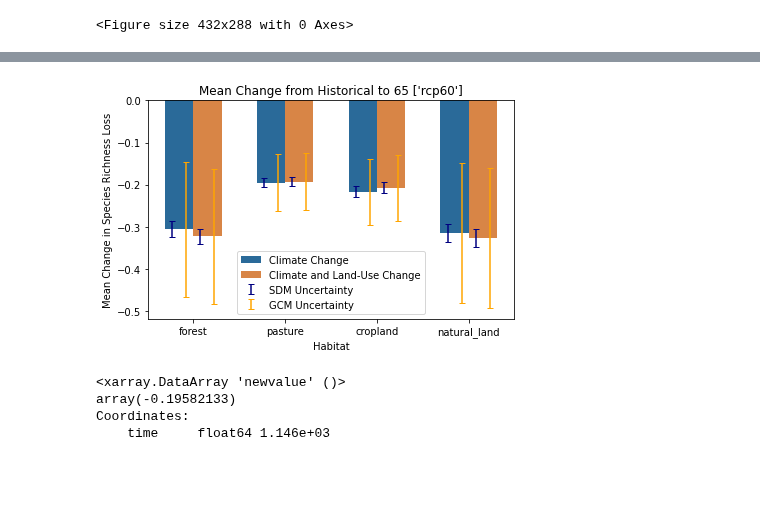
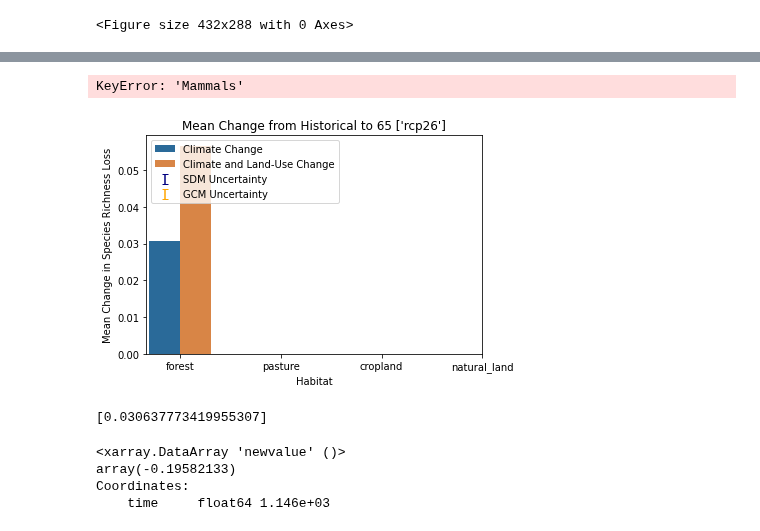
Before and after one commit to wyssacademy-unibe-ch/climate_Hari_etal_BioscenComb, a Jupyter notebook: functions/figures/plot barplots.ipynb, the cells around one changed output, grey strips where cells are left out. Cells and saved outputs as stored; diff of their text form; code cells hidden in the pictures; blank space fills up the shorter version.

```diff
--- a/functions/figures/plot barplots.ipynb
+++ b/functions/figures/plot barplots.ipynb
@@ -114,0 +408,3 @@ uncertainties_gcm_taxa {'Mammals': [0.016475950378704925, 0.015708973628056552,
+# %%
+climate_change = (newvalue_future_sum_taxa - newvalue_hist_sum_taxa) / newvalue_hist_sum_taxa
+climate_land_change = (sum_bin_future_sum_taxa - sum_bin_hist_sum_taxa) / sum_bin_hist_sum_taxa
@@ -115,3 +724,7 @@ uncertainties_gcm_taxa {'Mammals': [0.016475950378704925, 0.015708973628056552,
+# %%
+[mean_sum_bin_change[taxa][i] - mean_newvalue_change[taxa][i] for i in range(len(mean_newvalue_change[taxa]))]
+# %% [output]
+KeyError: 'Mammals'
 # %%
 #per habitat instead
 import os
@@ -122,27 +735,27 @@ import numpy as np
 # Load pickled data
 output_dir = "/storage/scratch/users/ch21o450/data/intermediate_results/"
 time = ['65']
-scenario = ['rcp60']
+scenario = ['rcp26']
 
-with open(os.path.join(output_dir, f"mean_newvalue_change_habitat_{scenario}_{time}_gain.pkl"), "rb") as f:
+with open(os.path.join(output_dir, f"mean_newvalue_change_habitat_{scenario}_{time}.pkl"), "rb") as f:
     mean_newvalue_change = pickle.load(f)
 
-with open(os.path.join(output_dir, f"mean_sum_bin_change_habitat_{scenario}_{time}_gain.pkl"), "rb") as f:
+with open(os.path.join(output_dir, f"mean_sum_bin_change_habitat_{scenario}_{time}.pkl"), "rb") as f:
     mean_sum_bin_change = pickle.load(f)
 
-with open(os.path.join(output_dir, f"mean_land_use_change_habitat{scenario}_{time}_gain.pkl"), "rb") as f:
+with open(os.path.join(output_dir, f"mean_land_use_change_habitat{scenario}_{time}.pkl"), "rb") as f:
     mean_land_use_change = pickle.load(f)
 
-with open(os.path.join(output_dir, f"mean_values_habitat{scenario}_{time}_gain.pkl"), "rb") as f:
+with open(os.path.join(output_dir, f"mean_values_habitat{scenario}_{time}.pkl"), "rb") as f:
     mean_values = pickle.load(f)
 
-with open(os.path.join(output_dir, f"mean_sum_bin_change_habitat_{scenario}_{time}_gain.pkl"), "rb") as f:
+with open(os.path.join(output_dir, f"mean_sum_bin_change_habitat_{scenario}_{time}.pkl"), "rb") as f:
     mean_sum_bin_change_habitat = pickle.load(f)
 
-with open(os.path.join(output_dir, f"uncertainties_sdm_habitat_{scenario}_{time}_gain.pkl"), "rb") as f:
+with open(os.path.join(output_dir, f"uncertainties_sdm_habitat_{scenario}_{time}.pkl"), "rb") as f:
     uncertainties_sdm_habitat = pickle.load(f)
 
-with open(os.path.join(output_dir, f"uncertainties_gcm_habitat_{scenario}_{time}_gain.pkl"), "rb") as f:
+with open(os.path.join(output_dir, f"uncertainties_gcm_habitat_{scenario}_{time}.pkl"), "rb") as f:
     uncertainties_gcm_habitat = pickle.load(f)
 
 # Set up the bar plot
@@ -167,10 +780,10 @@ for i, habitat in enumerate(habitats):
     x_shift = x_positions[i]
 
     if not i:
-        ax.bar(x_shift, np.mean(mean_values[habitat]), width=bar_width, color=color_change, label='Climate Change')
-        ax.bar(x_shift + bar_width, np.mean(mean_sum_bin_change_habitat[habitat]), width=bar_width, alpha=1,
+        ax.bar(x_shift, np.mean(mean_values[habitat][1:2]), width=bar_width, color=color_change, label='Climate Change')
+        ax.bar(x_shift + bar_width, np.mean(mean_sum_bin_change_habitat[habitat][1:2]), width=bar_width, alpha=1,
                color=color_land_use_change, label='Climate and Land-Use Change')
-        ax.errorbar(x_shift - error_bar_shift, np.mean(mean_values[habitat]),
+        ax.errorbar(x_shift - error_bar_shift, np.mean(mean_values[habitat][1:2]),
                     yerr=np.mean(uncertainties_sdm_habitat[habitat]), fmt='none', capsize=3,
                     color=color_sdm_uncertainty, label='SDM Uncertainty')
         ax.errorbar(x_shift + error_bar_shift, np.mean(mean_values[habitat]),
@@ -183,34 +796,38 @@ for i, habitat in enumerate(habitats):
                     yerr=np.mean(uncertainties_gcm_habitat[habitat]), fmt='none', capsize=3,
                     color=color_gcm_uncertainty)
     else:
         ax.bar(x_shift, np.mean(mean_values[habitat]), width=bar_width, color=color_change)
         ax.bar(x_shift + bar_width, np.mean(mean_sum_bin_change_habitat[habitat]), width=bar_width, alpha=1,
                color=color_land_use_change)
         ax.errorbar(x_shift - error_bar_shift, np.mean(mean_values[habitat]),
                     yerr=np.mean(uncertainties_sdm_habitat[habitat]), fmt='none', capsize=3,
                     color=color_sdm_uncertainty)
         ax.errorbar(x_shift + error_bar_shift, np.mean(mean_values[habitat]),
                     yerr=np.mean(uncertainties_gcm_habitat[habitat]), fmt='none', capsize=3,
                     color=color_gcm_uncertainty)
         ax.errorbar(x_shift + bar_width - error_bar_shift, np.mean(mean_sum_bin_change_habitat[habitat]),
                     yerr=np.mean(uncertainties_sdm_habitat[habitat]), fmt='none', capsize=3,
                     color=color_sdm_uncertainty)
         ax.errorbar(x_shift + bar_width + error_bar_shift, np.mean(mean_sum_bin_change_habitat[habitat]),
                     yerr=np.mean(uncertainties_gcm_habitat[habitat]), fmt='none', capsize=3,
                     color=color_gcm_uncertainty)
 
 ax.set_xticks(x_positions + bar_width * 0.5)
 ax.set_xticklabels(habitats)
 
 ax.set_xlabel('Habitat')
 ax.set_ylabel('Mean Change in Species Richness Loss')
 ax.set_title(f'Mean Change from Historical to {time} {scenario}')
 
 ax.legend()
 plt.tight_layout()
 plt.show()
 # %% [output]
-[figure, old version]
+[figure, new version]
+# %%
+mean_values['forest'][1:2]
+# %% [output]
+[0.030637773419955307]
 # %%
 forest = mean_newvalue_change['GAM']['MIROC5']['forest'].mean()
 # %%
```
Also changed, not shown: parts of 24 cells of this notebook, 14 other files.
